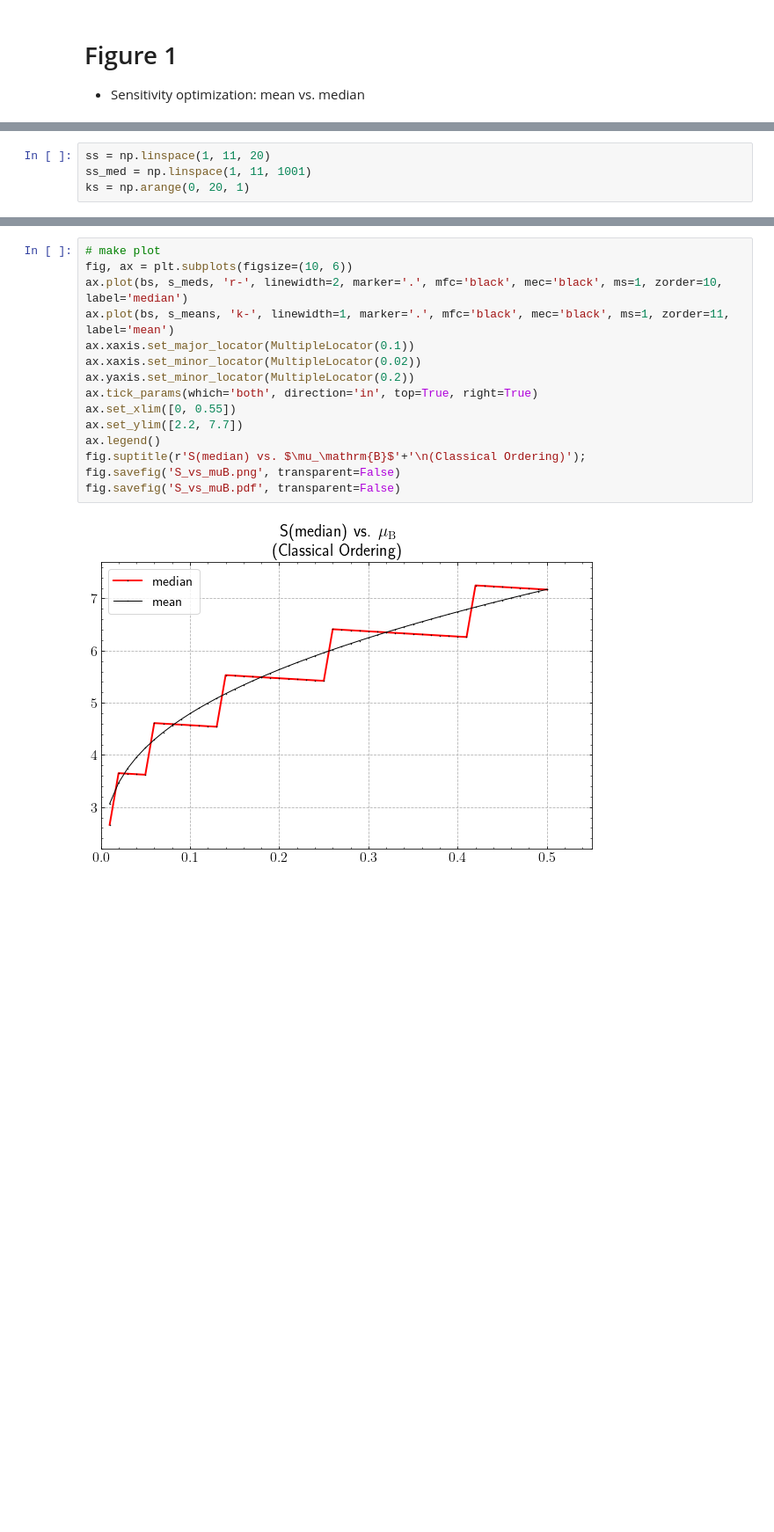
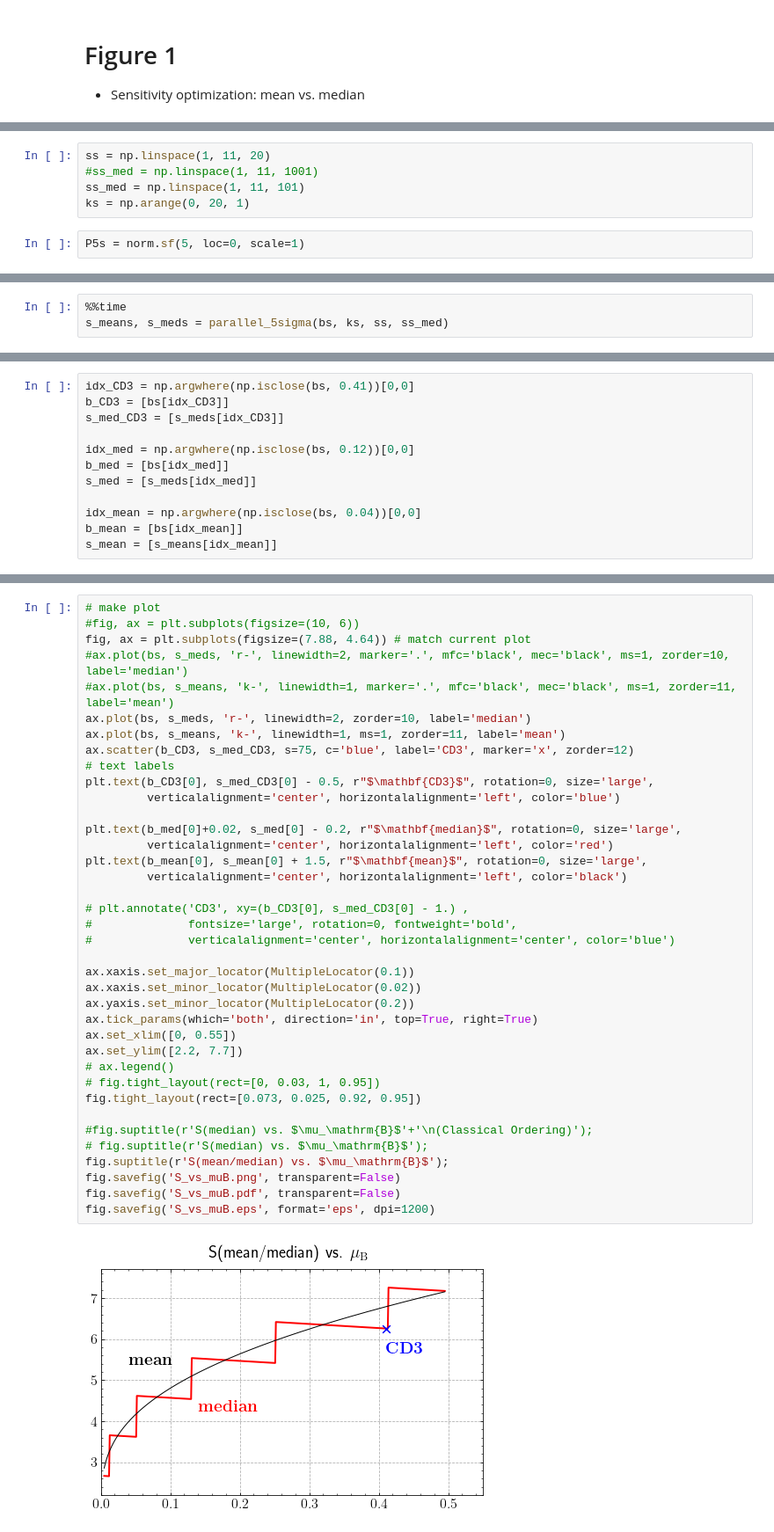
Before and after one commit to ckampa13/mu2e_utils, a Jupyter notebook: stats/notebooks/SU2020/06-28-21_docdb-37812_Calculations.ipynb, the cells around one changed output, grey strips where cells are left out. Shown at 88% size. Drawn from its saved outputs; the diff is of its cells as text; blank space fills up the shorter version.

```diff
--- a/stats/notebooks/SU2020/06-28-21_docdb-37812_Calculations.ipynb
+++ b/stats/notebooks/SU2020/06-28-21_docdb-37812_Calculations.ipynb
@@ -30,7 +52,10 @@ array([0.01, 0.02, 0.03, 0.04, 0.05, 0.06, 0.07, 0.08, 0.09, 0.1 , 0.11,
 # %%
 ss = np.linspace(1, 11, 20)
-ss_med = np.linspace(1, 11, 1001)
+#ss_med = np.linspace(1, 11, 1001)
+ss_med = np.linspace(1, 11, 101)
 ks = np.arange(0, 20, 1)
+# %%
+P5s = norm.sf(5, loc=0, scale=1)
 # %%
 def meanNsigma(b, s, ks):
     ps = poisson.pmf(k=ks, mu=s+b)
@@ -55,0 +112,3 @@ s_means, s_meds = np.array([calc_mean_med_5sigma(b_, ks, ss, ss_med) for b_ in b
+# %%
+%%time
+s_means, s_meds = parallel_5sigma(bs, ks, ss, ss_med)
@@ -55,0 +124,12 @@ s_means, s_meds = np.array([calc_mean_med_5sigma(b_, ks, ss, ss_med) for b_ in b
+# %%
+idx_CD3 = np.argwhere(np.isclose(bs, 0.41))[0,0]
+b_CD3 = [bs[idx_CD3]]
+s_med_CD3 = [s_meds[idx_CD3]]
+
+idx_med = np.argwhere(np.isclose(bs, 0.12))[0,0]
+b_med = [bs[idx_med]]
+s_med = [s_meds[idx_med]]
+
+idx_mean = np.argwhere(np.isclose(bs, 0.04))[0,0]
+b_mean = [bs[idx_mean]]
+s_mean = [s_means[idx_mean]]
@@ -56,17 +152,40 @@ s_means, s_meds = np.array([calc_mean_med_5sigma(b_, ks, ss, ss_med) for b_ in b
 # %%
 # make plot
-fig, ax = plt.subplots(figsize=(10, 6))
-ax.plot(bs, s_meds, 'r-', linewidth=2, marker='.', mfc='black', mec='black', ms=1, zorder=10, label='median')
-ax.plot(bs, s_means, 'k-', linewidth=1, marker='.', mfc='black', mec='black', ms=1, zorder=11, label='mean')
+#fig, ax = plt.subplots(figsize=(10, 6))
+fig, ax = plt.subplots(figsize=(7.88, 4.64)) # match current plot
+#ax.plot(bs, s_meds, 'r-', linewidth=2, marker='.', mfc='black', mec='black', ms=1, zorder=10, label='median')
+#ax.plot(bs, s_means, 'k-', linewidth=1, marker='.', mfc='black', mec='black', ms=1, zorder=11, label='mean')
+ax.plot(bs, s_meds, 'r-', linewidth=2, zorder=10, label='median')
+ax.plot(bs, s_means, 'k-', linewidth=1, ms=1, zorder=11, label='mean')
+ax.scatter(b_CD3, s_med_CD3, s=75, c='blue', label='CD3', marker='x', zorder=12)
+# text labels
+plt.text(b_CD3[0], s_med_CD3[0] - 0.5, r"$\mathbf{CD3}$", rotation=0, size='large',
+         verticalalignment='center', horizontalalignment='left', color='blue')
+
+plt.text(b_med[0]+0.02, s_med[0] - 0.2, r"$\mathbf{median}$", rotation=0, size='large',
+         verticalalignment='center', horizontalalignment='left', color='red')
+plt.text(b_mean[0], s_mean[0] + 1.5, r"$\mathbf{mean}$", rotation=0, size='large',
+         verticalalignment='center', horizontalalignment='left', color='black')
+
+# plt.annotate('CD3', xy=(b_CD3[0], s_med_CD3[0] - 1.) ,
+#              fontsize='large', rotation=0, fontweight='bold',
+#              verticalalignment='center', horizontalalignment='center', color='blue')
+
 ax.xaxis.set_major_locator(MultipleLocator(0.1))
 ax.xaxis.set_minor_locator(MultipleLocator(0.02))
 ax.yaxis.set_minor_locator(MultipleLocator(0.2))
 ax.tick_params(which='both', direction='in', top=True, right=True)
 ax.set_xlim([0, 0.55])
 ax.set_ylim([2.2, 7.7])
-ax.legend()
-fig.suptitle(r'S(median) vs. $\mu_\mathrm{B}$'+'\n(Classical Ordering)');
+# ax.legend()
+# fig.tight_layout(rect=[0, 0.03, 1, 0.95])
+fig.tight_layout(rect=[0.073, 0.025, 0.92, 0.95])
+
+#fig.suptitle(r'S(median) vs. $\mu_\mathrm{B}$'+'\n(Classical Ordering)');
+# fig.suptitle(r'S(median) vs. $\mu_\mathrm{B}$');
+fig.suptitle(r'S(mean/median) vs. $\mu_\mathrm{B}$');
 fig.savefig('S_vs_muB.png', transparent=False)
 fig.savefig('S_vs_muB.pdf', transparent=False)
+fig.savefig('S_vs_muB.eps', format='eps', dpi=1200)
 # %% [output]
-[figure, old version]
+[figure, new version]
```
Also changed, not shown: parts of 16 cells of this notebook, 6 other files.
